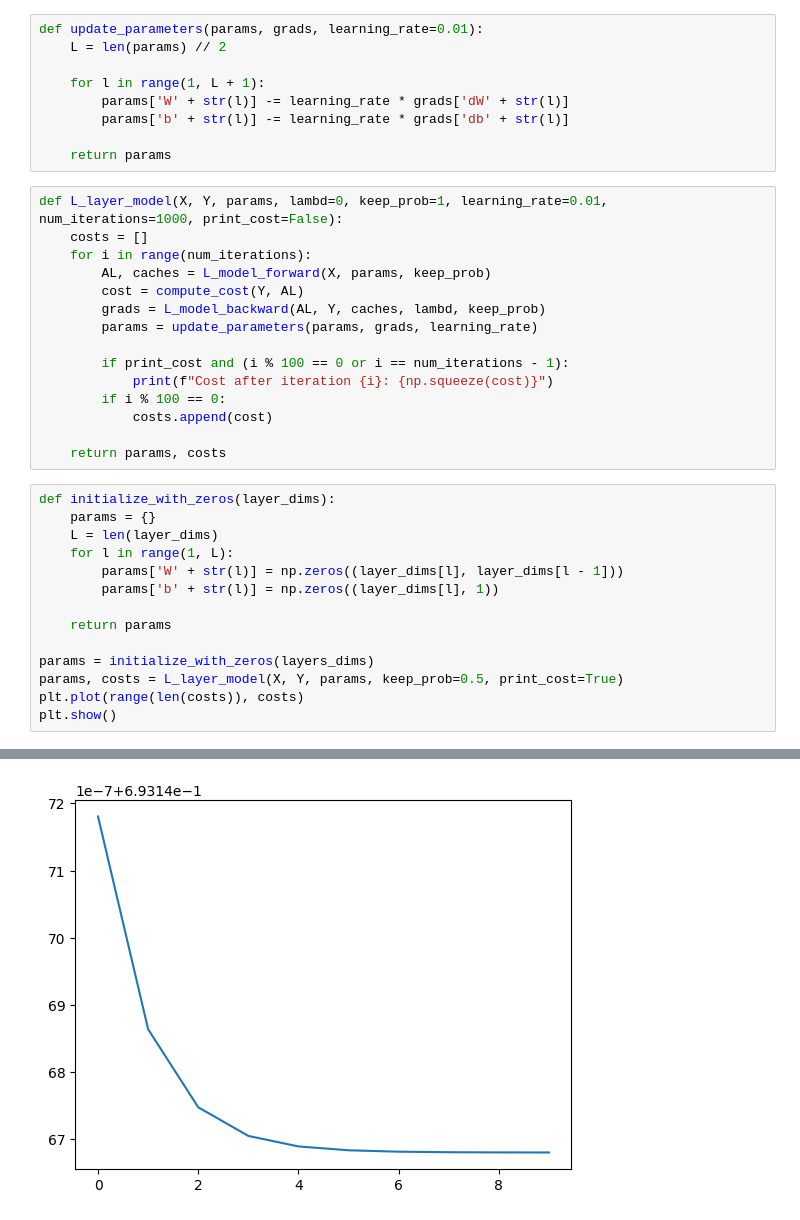
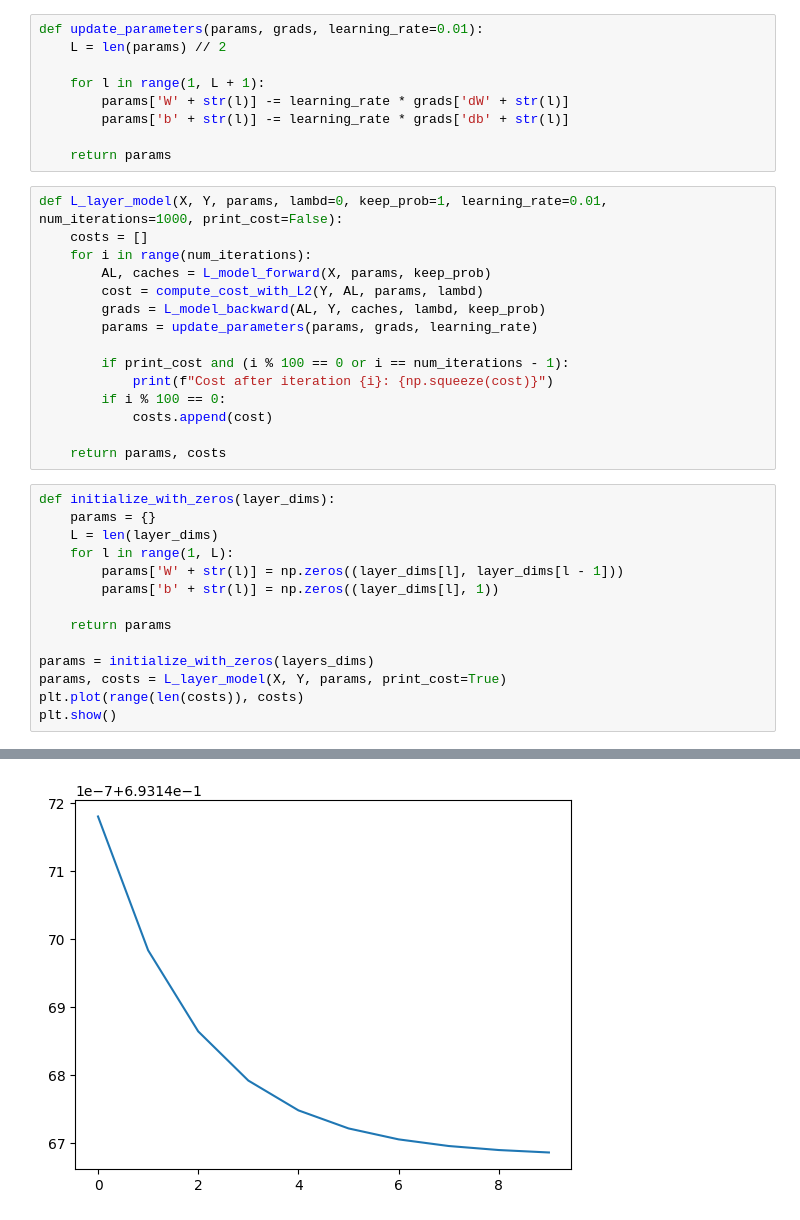
Before and after one commit to DaQshin/deep-neural-network, a Jupyter notebook: notebooks/reproduce.ipynb, the cells around one changed output, grey strips where cells are left out. Saved outputs shown, nothing was run; the diff lists cells and outputs as text.

```diff
--- a/notebooks/reproduce.ipynb
+++ b/notebooks/reproduce.ipynb
@@ -238,7 +235,7 @@ def L_layer_model(X, Y, params, lambd=0, keep_prob=1, learning_rate=0.01, num_it
     costs = []
     for i in range(num_iterations):
         AL, caches = L_model_forward(X, params, keep_prob)
-        cost = compute_cost(Y, AL)
+        cost = compute_cost_with_L2(Y, AL, params, lambd)
         grads = L_model_backward(AL, Y, caches, lambd, keep_prob)
         params = update_parameters(params, grads, learning_rate)
 
@@ -259,7 +256,7 @@ def initialize_with_zeros(layer_dims):
     return params
 
 params = initialize_with_zeros(layers_dims)
-params, costs = L_layer_model(X, Y, params, keep_prob=0.5, print_cost=True)
+params, costs = L_layer_model(X, Y, params, print_cost=True)
 plt.plot(range(len(costs)), costs)
 plt.show()
 # %% [output]
@@ -277,3 +274,3 @@ Cost after iteration 999: 0.6931466805802229
-[figure, old version]
+[figure, new version]
 # %%
 params = initialize_parameters_deep(layers_dims)
```
Also changed, not shown: parts of 8 cells of this notebook, 2 other files.
